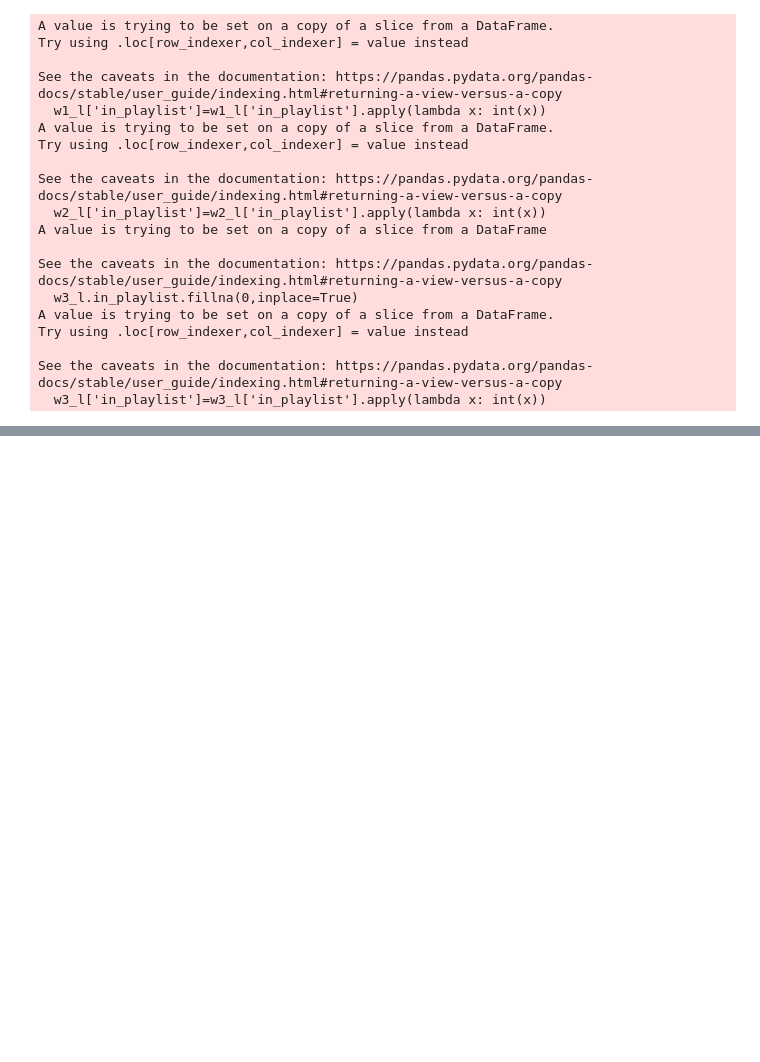
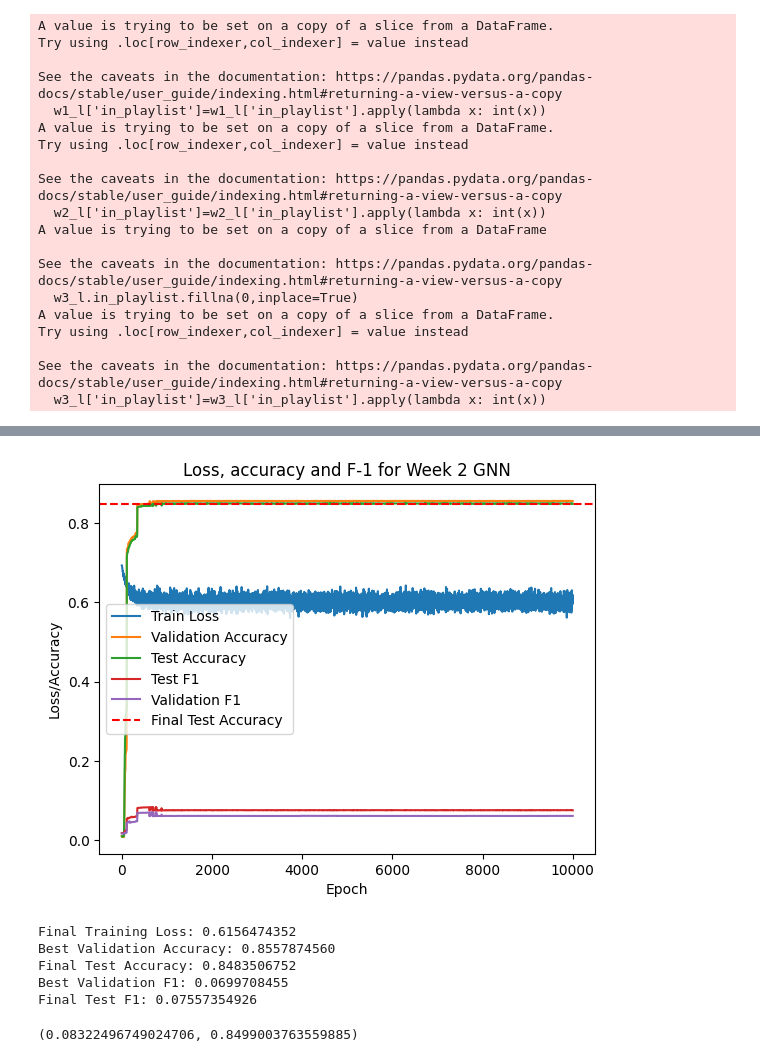
Before and after one commit to scmcqueen/SI608NetworksProject, a Jupyter notebook: gnn.ipynb, the cells around one changed output, grey strips where cells are left out. Drawn from its saved outputs; the diff is of its cells as text; code cells hidden in the pictures; blank space fills up the shorter version.

```diff
--- a/gnn.ipynb
+++ b/gnn.ipynb
@@ -385,0 +537,63 @@ Final Test F1: 0.0
+# %%
+# Training the Model
+# 100 epochs
+# monitors the loss and test accuracy every 10 seconds
+train_losses, val_accuracies, test_accuracies, val_f1, test_f1 = [], [], [], [], []
+best_model = None
+best_val_acc = 0
+best_val_f1=0
+
+# Training and Validation Loop
+
+# train() -> trains the model for one epoch (one pass over the training data). Returns the training loss for the epoch
+for epoch in range(10000):
+    # Evaluates the model on the validation set
+    loss = train()
+    val_f1acc = validate()
+    v_f1 = val_f1acc[0]
+    v_acc = val_f1acc[1]
+    #test
+    test_f1acc = test()
+    t_f1 = test_f1acc[0]
+    t_acc = test_f1acc[1]
+
+    # Saving metrics
+    train_losses.append(loss.item())
+    val_accuracies.append(v_acc)
+    test_accuracies.append(t_acc)
+    val_f1.append(v_f1)
+    test_f1.append(t_f1)
+
+    # Save the best model based on validation accuracy
+    # if the current validation accuracy (val_acc) is higher than best_val_acc, the model’s parameters are saved
+    if v_acc > best_val_acc:
+        best_val_acc = v_acc
+    if v_f1 > best_val_f1:
+        best_model = model.state_dict()
+        best_val_f1=v_f1
+
+    # Log Epoch Progress
+    if epoch % 50 == 0:
+        print(f"Epoch {epoch}, Loss: {loss.item():.9f}, Val F1: {v_f1:.9f}, Test F1: {t_f1:.9f}, Val Acc {v_acc:.9f}, Test Acc {t_acc:.9f}")
+
+# plots training loss and accuracies
+
+plt.plot(train_losses, label='Train Loss')
+plt.plot(val_accuracies, label='Validation Accuracy')
+plt.plot(test_accuracies, label='Test Accuracy')
+plt.plot(test_f1, label='Test F1')
+plt.plot(val_f1, label='Validation F1')
+plt.axhline(y=test_accuracies[-1], color='r', linestyle='--', label='Final Test Accuracy')
+plt.xlabel('Epoch')
+plt.ylabel('Loss/Accuracy')
+plt.legend()
+plt.title('Loss, accuracy and F-1 for Week 2 GNN')
+plt.show()
+
+# Final Summary
+print(f"Final Training Loss: {train_losses[-1]:.10f}")
+print(f"Best Validation Accuracy: {best_val_acc:.10f}")
+print(f"Final Test Accuracy: {test_accuracies[-1]:.10}")
+print(f"Best Validation F1: {best_val_f1:.10f}")
+print(f"Final Test F1: {test_f1[-1]:.10}")
+# %% [output]
@@ -385,0 +617,10 @@ Final Test F1: 0.0
+[figure, added]
+Final Training Loss: 0.6156474352
+Best Validation Accuracy: 0.8557874560
+Final Test Accuracy: 0.8483506752
+Best Validation F1: 0.0699708455
+Final Test F1: 0.07557354926
+# %%
+max(test_f1), max(test_accuracies)
+# %% [output]
+(0.08322496749024706, 0.8499003763559885)
```
Also changed, not shown: parts of 19 cells of this notebook.
